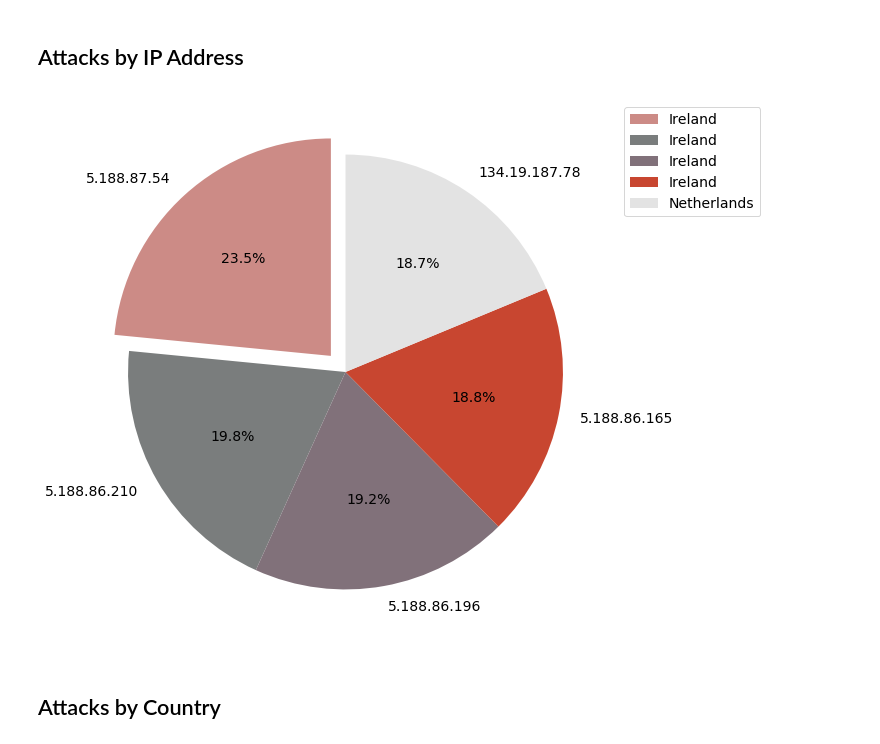
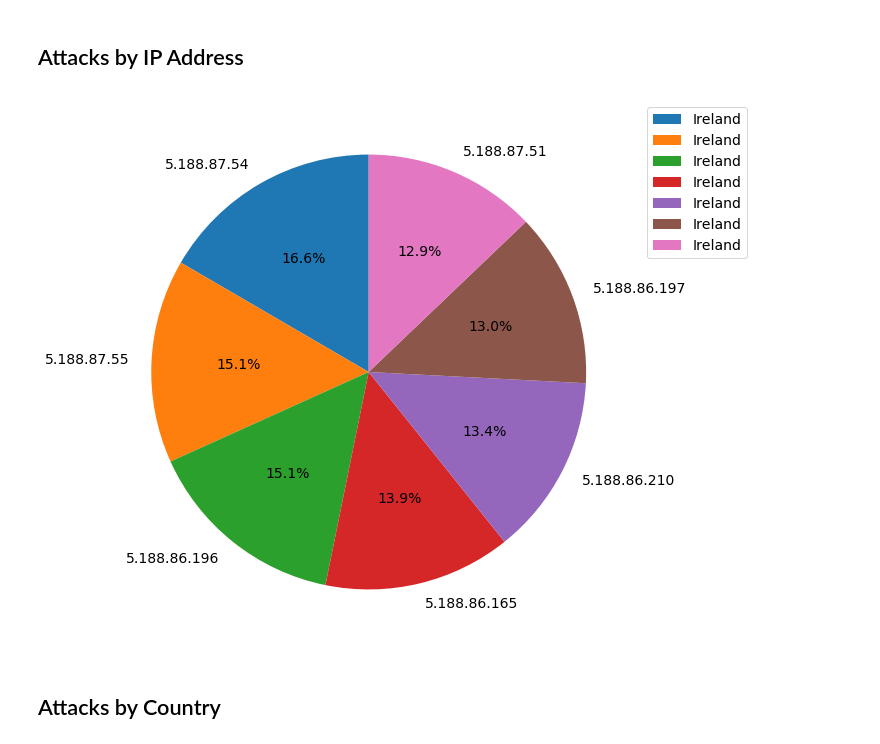
Before and after one commit to ranguli/ip, a Jupyter notebook: IP.ipynb, the cells around one changed output. Drawn from its saved outputs; the diff is of its cells as text; code cells hidden in the pictures.

Commit message:
Less code, more features! Switched SQLite views, more notebook visualizations

```diff
--- a/IP.ipynb
+++ b/IP.ipynb
@@ -79,31 +87,27 @@ m
 # %% [markdown]
 ## Attacks by IP Address
 # %%
-data = pd.read_sql_query("SELECT * from attacker_profiles", conn)
+data = pd.read_sql_query("SELECT * from attackers", conn)
 data = data.sort_values(['attack_count'],ascending=False)
 data.groupby(['country_name','attack_count'])
-data = data[0:5]
-
-colors = ["#cc8b86", "#7a7d7d", "#81717a", "#c84630", "#e3e3e3"]
+data = data[0:7]
 
 plt.figure(figsize=(10,10))
 ax1 = plt.subplot()
 
-explode = (0.1, 0, 0, 0, 0)
-
-data.plot(kind='pie', y = 'attack_count', ax=ax1, colors=colors, explode=explode, autopct='%1.1f%%', startangle=90, shadow=False, labels=data['src_ip'], legend = False, fontsize=14)
+data.plot(kind='pie', y = 'attack_count', ax=ax1, autopct='%1.1f%%', startangle=90, shadow=False, labels=data['src_ip'], legend = False, fontsize=14)
 
 #ax1.legend(loc=9, labels=data['country_name'])
 plt.legend(bbox_to_anchor=(1,1), prop={'size': 14}, labels=data['country_name'])
 
 ax2 = plt.subplot()
 ax1.axes.get_xaxis().set_visible(False)
 ax1.axes.get_yaxis().set_visible(False)
 
 plt.axis('off')
 plt.show()
 # %% [output]
-[figure, old version]
+[figure, new version]
 # %% [markdown]
 ## Attacks by Country
 # %% [markdown]
```
Also changed, not shown: parts of 15 cells of this notebook, 5 other files.
